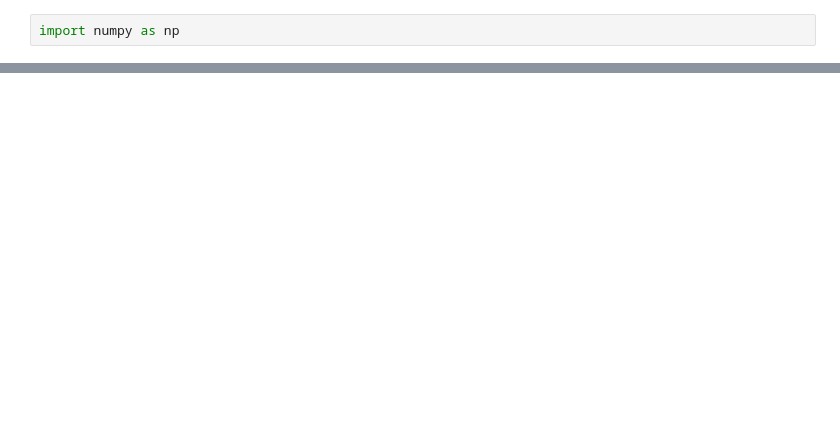
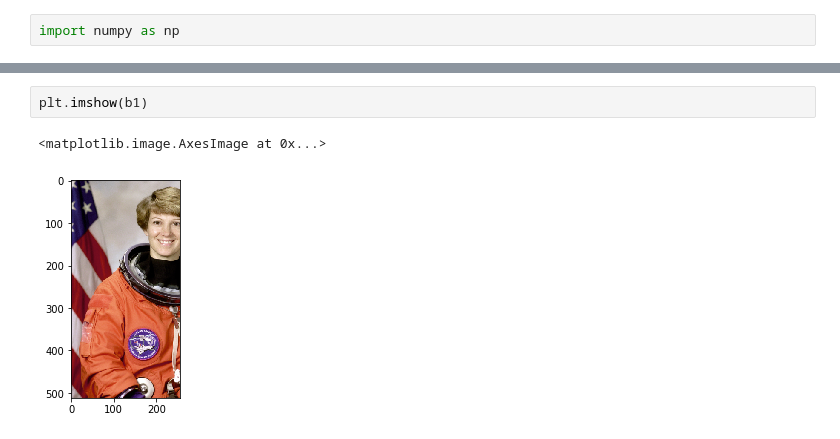
Before and after one commit to ENATYAV/LB_DS_WKND_OCT_11, a Jupyter notebook: numpy/Untitled.ipynb, the cells around one changed output, grey strips where cells are left out. Saved outputs shown, nothing was run; the diff lists cells and outputs as text; blank space fills up the shorter version.

```diff
--- a/numpy/Untitled.ipynb
+++ b/numpy/Untitled.ipynb
@@ -187,0 +63,5 @@ print(arr14)
+# %%
+plt.imshow(b1)
+# %% [output]
+<matplotlib.image.AxesImage at 0x...>
+[figure, added]
```
Also changed, not shown: parts of 101 cells of this notebook, 15 other files.
